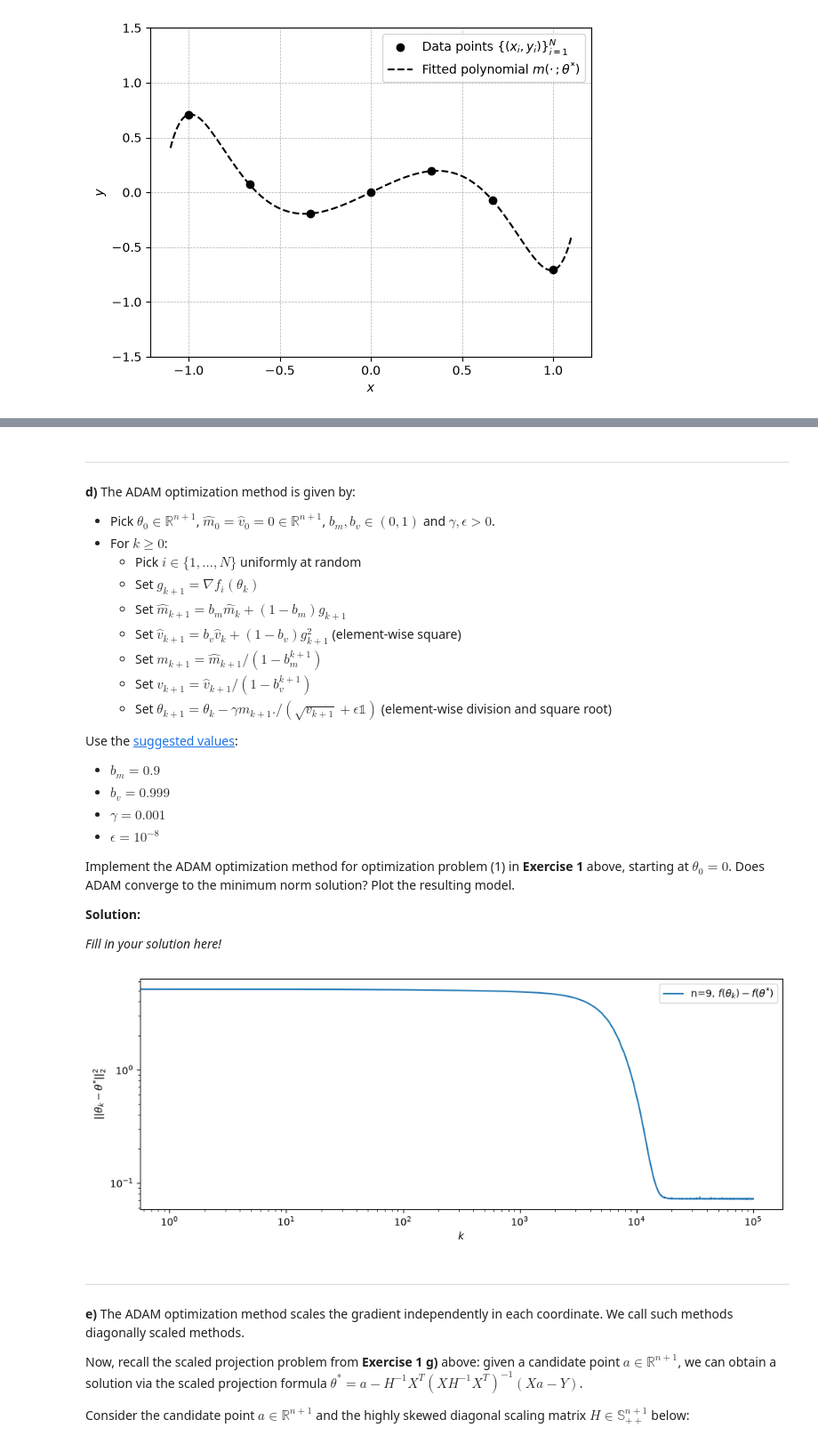
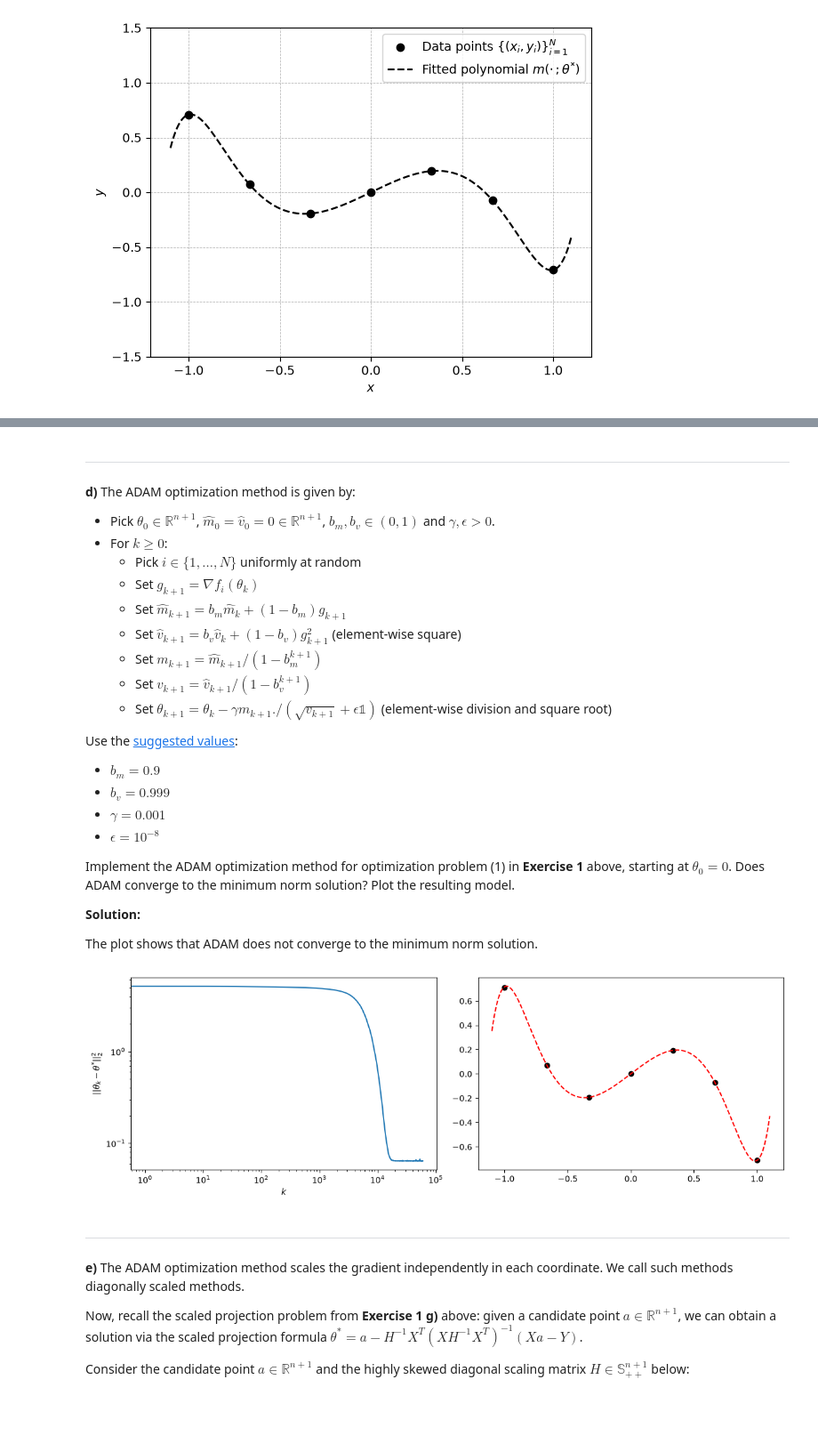
Before and after one commit to jakobsoderberg1/frtn50, a Jupyter notebook: handin2.ipynb, the cells around one changed output, grey strips where cells are left out. Shown at 89% size. Drawn from its saved outputs; the diff is of its cells as text; code cells hidden in the pictures; blank space fills up the shorter version.

```diff
--- a/handin2.ipynb
+++ b/handin2.ipynb
@@ -680,5 +679,5 @@ axes.legend([r'Data points $\{(x_{i},y_{i})\}_{i=1}^{N}$', r'Fitted polynomial m
 axes.set_xlabel('$x$')
 axes.set_ylabel('$y$')
 axes.grid(linestyle='dashed', linewidth=0.5)
-axes.set_ylim([-1.5, 1.5]);
+axes.set_ylim(-1.5, 1.5)
 # %% [output]
@@ -918,11 +918,11 @@ class OverparameterizedModel(nn.Module):
 
         return x
 
-def train(model, log=True):
+def train(model, iters=2000, log=True):
     loss_fn = nn.MSELoss()
     optimizer = optim.SGD(model.parameters(), lr=0.05)
     loss_res = []
-    for epoch in range(2000):
+    for epoch in range(iters):
         losses_in_epoch = []
         for batch in data_loader:
 
@@ -957,8 +957,8 @@ def train(model, log=True):
 underparameterized_model = UnderparameterizedModel()
 overparameterized_model = OverparameterizedModel()
 
-underparameterized_loss_res = train(underparameterized_model)
-overparameterized_loss_res = train(overparameterized_model)
+underparameterized_loss_res = train(underparameterized_model, log=False)
+overparameterized_loss_res = train(overparameterized_model, log=False)
 fig, axs = plt.subplots(1, 2, figsize=(10, 4))
 axs[0].plot(underparameterized_loss_res)
 axs[0].set_title("Underparameterized (1-2-1)")
@@ -1343,19 +1322,22 @@ n = 9
 fig, axes = plt.subplots(dpi=100)
 axes.plot(xs,ys,'ko')
 
+X = np.vander(xs, n+1, increasing=True)
+Y = ys
+
 magnitudes = [0, 1, 10, 100, 1000]
+direction = np.random.randn(n + 1)
 for magnitude in magnitudes:
-  a = np.random.randn(n + 1) * 100
+  a = direction * magnitude
 
-  X = np.vander(xs, n+1, increasing=True)
-  Y = ys
   theta_star = a - X.T @ np.linalg.inv(X @ X.T) @ (X @ a - Y)
   axes.plot(x, np.polyval(np.flip(theta_star), x), label=f"Magnitude={magnitude}")
-  axes.legend([r'Data points $\{(x_{i},y_{i})\}_{i=1}^{N}$', r'Fitted polynomial $m(\cdot\,;\theta^{*})$'])
+
   axes.set_xlabel('$x$')
   axes.set_ylabel('$y$')
   axes.grid(linestyle='dashed', linewidth=0.5)
   axes.set_ylim(-1.5, 1.5)
+  axes.set_xlim(-1.5, 1.5)
   axes.legend()
 plt.tight_layout()
 plt.show()
@@ -1493,7 +1468,7 @@ Implement the ADAM optimization method for optimization problem (1) in __Exercis
 __Solution:__
 
 
-_Fill in your solution here!_
+The plot shows that ADAM does not converge to the minimum norm solution.
 # %%
 def f(theta, X, Y):
   return np.linalg.norm(X @ theta - Y)**2 / len(Y)
@@ -1504,45 +1479,47 @@ def grad_f(theta, X, Y):
 def partial_grad_f(theta, X, Y, i):
   return 2 * (X[i] @ theta - Y[i]) * X[i]
 
-def ADAM_optimization(n, b_m, b_v, gamma, eps, iters=10**5):
+def ADAM_optimization(n, b_m, b_v, gamma, eps, iters=6*10**4):
   X = np.vander(xs, n+1, increasing=True)
   Y = ys
 
   a = np.zeros(n + 1)
   theta_star = a - X.T @ np.linalg.inv(X @ X.T) @ (X @ a - Y)
 
   theta_k = np.zeros(n+1)
   m_hat_k = np.zeros(n+1)
   v_hat_k = np.zeros(n+1)
   res = []
 
   for i in range(iters):
     j = np.random.randint(0, len(Y))
     g_next = partial_grad_f(theta_k, X, Y, j)
     m_hat_k = b_m * m_hat_k + (1-b_m) * g_next
     v_hat_k = b_v * v_hat_k +(1-b_v) * np.square(g_next)
     m_next = m_hat_k  / (1-b_m**(i+1))
     v_next = v_hat_k / (1-b_v**(i+1))
     theta_k = theta_k - gamma * np.divide(m_next, (np.sqrt(v_next) + eps))
     diff = np.linalg.norm(theta_k-theta_star)**2
     res.append(diff)
     if diff <= 10**-16:
       break
 
-  return res
+  return res, (X, Y, theta_k)
 
-fig, ax = plt.subplots(figsize=(10, 4))
+fig, axs = plt.subplots(1, 2, figsize=(12, 4))
 
+res_list, (X, Y, theta_k)= ADAM_optimization(9, 0.9, 0.999, 0.001, 10**-8)
+fitted_model = f(X, Y, theta_k)
+axs[0].loglog(res_list)
+axs[0].set_xlabel(r"$k$")
+axs[0].set_ylabel(r"$||\theta_{k}-\theta^{*}||_{2}^{2}$")
+axs[1].plot(xs,ys,'ko')
+axs[1].plot(x, np.polyval(np.flip(theta_k), x),'r--')
 
-res_list= ADAM_optimization(9, 0.9, 0.999, 0.001, 10**-8)
-ax.loglog(res_list, label=f"n={n}, {r"$f(\theta_{k})-f(\theta^{*})$"}")
-ax.set_xlabel(r"$k$")
-ax.set_ylabel(r"$||\theta_{k}-\theta^{*}||_{2}^{2}$")
-ax.legend()
 plt.tight_layout()
 plt.show()
 # %% [output]
-[figure, old version]
+[figure, new version]
 # %% [markdown]
 ***
 
```
Also changed, not shown: parts of 30 cells of this notebook, 1 other file.
